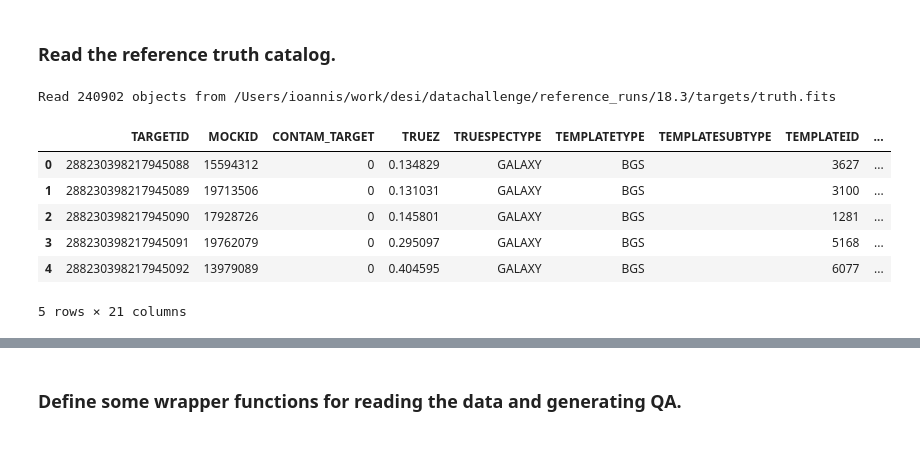
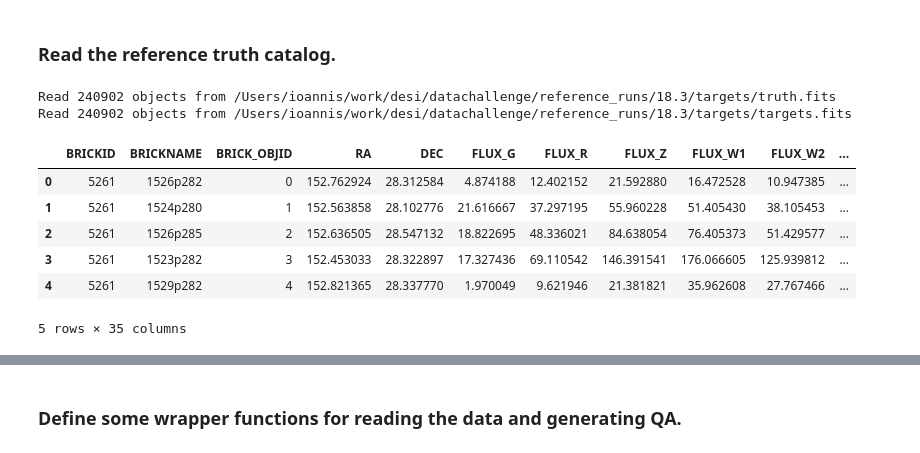
Before and after one commit to desihub/desitarget, a Jupyter notebook: doc/nb/gmm-quicksurvey.ipynb, the cells around one changed output, grey strips where cells are left out. Saved outputs shown, nothing was run; the diff lists cells and outputs as text; code cells hidden in the pictures.

```diff
--- a/doc/nb/gmm-quicksurvey.ipynb
+++ b/doc/nb/gmm-quicksurvey.ipynb
@@ -72,17 +72,29 @@ def build_gmm(X, ncompmin=1, ncompmax=5, target='',
 # %% [markdown]
 ### Read the reference truth catalog.
 # %%
-truthfile = os.path.join(os.getenv('DESI_ROOT'), 'datachallenge',
-                         'reference_runs', '18.3', 'targets', 'truth.fits')
-truth = Table.read(truthfile).to_pandas()
-print('Read {} objects from {}'.format(len(truth), truthfile))
-truth.head()
+def read_targets_truth():
+    refdir = os.path.join(os.getenv('DESI_ROOT'), 'datachallenge',
+                          'reference_runs', '18.3', 'targets')
+    truthfile = os.path.join(refdir, 'truth.fits')
+    targetsfile = os.path.join(refdir, 'targets.fits')
+
+    truth = Table.read(truthfile).to_pandas()
+    print('Read {} objects from {}'.format(len(truth), truthfile))
+
+    targets = Table.read(targetsfile).to_pandas()
+    print('Read {} objects from {}'.format(len(targets), targetsfile))
+
+    return targets, truth
-# %% [output]
-Read 240902 objects from /Users/ioannis/work/desi/datachallenge/reference_runs/18.3/targets/truth.fits
-|  | TARGETID | MOCKID | CONTAM_TARGET | TRUEZ | TRUESPECTYPE | TEMPLATETYPE | TEMPLATESUBTYPE | TEMPLATEID | ... |
-| 0 | 288230398217945088 | 15594312 | 0 | 0.134829 | GALAXY | BGS |  | 3627 | ... |
-| 1 | 288230398217945089 | 19713506 | 0 | 0.131031 | GALAXY | BGS |  | 3100 | ... |
-| 2 | 288230398217945090 | 17928726 | 0 | 0.145801 | GALAXY | BGS |  | 1281 | ... |
-| 3 | 288230398217945091 | 19762079 | 0 | 0.295097 | GALAXY | BGS |  | 5168 | ... |
-| 4 | 288230398217945092 | 13979089 | 0 | 0.404595 | GALAXY | BGS |  | 6077 | ... |
-5 rows × 21 columns
+# %%
+targets, truth = read_targets_truth()
+targets.head()
+# %% [output]
+Read 240902 objects from /Users/ioannis/work/desi/datachallenge/reference_runs/18.3/targets/truth.fits
+Read 240902 objects from /Users/ioannis/work/desi/datachallenge/reference_runs/18.3/targets/targets.fits
+|  | BRICKID | BRICKNAME | BRICK_OBJID | RA | DEC | FLUX_G | FLUX_R | FLUX_Z | FLUX_W1 | FLUX_W2 | ... |
+| 0 | 5261 | 1526p282 | 0 | 152.762924 | 28.312584 | 4.874188 | 12.402152 | 21.592880 | 16.472528 | 10.947385 | ... |
+| 1 | 5261 | 1524p280 | 1 | 152.563858 | 28.102776 | 21.616667 | 37.297195 | 55.960228 | 51.405430 | 38.105453 | ... |
+| 2 | 5261 | 1526p285 | 2 | 152.636505 | 28.547132 | 18.822695 | 48.336021 | 84.638054 | 76.405373 | 51.429577 | ... |
+| 3 | 5261 | 1523p282 | 3 | 152.453033 | 28.322897 | 17.327436 | 69.110542 | 146.391541 | 176.066605 | 125.939812 | ... |
+| 4 | 5261 | 1529p282 | 4 | 152.821365 | 28.337770 | 1.970049 | 9.621946 | 21.381821 | 35.962608 | 27.767466 | ... |
+5 rows × 35 columns
```
Also changed, not shown: parts of 4 cells of this notebook, 2 other files.
